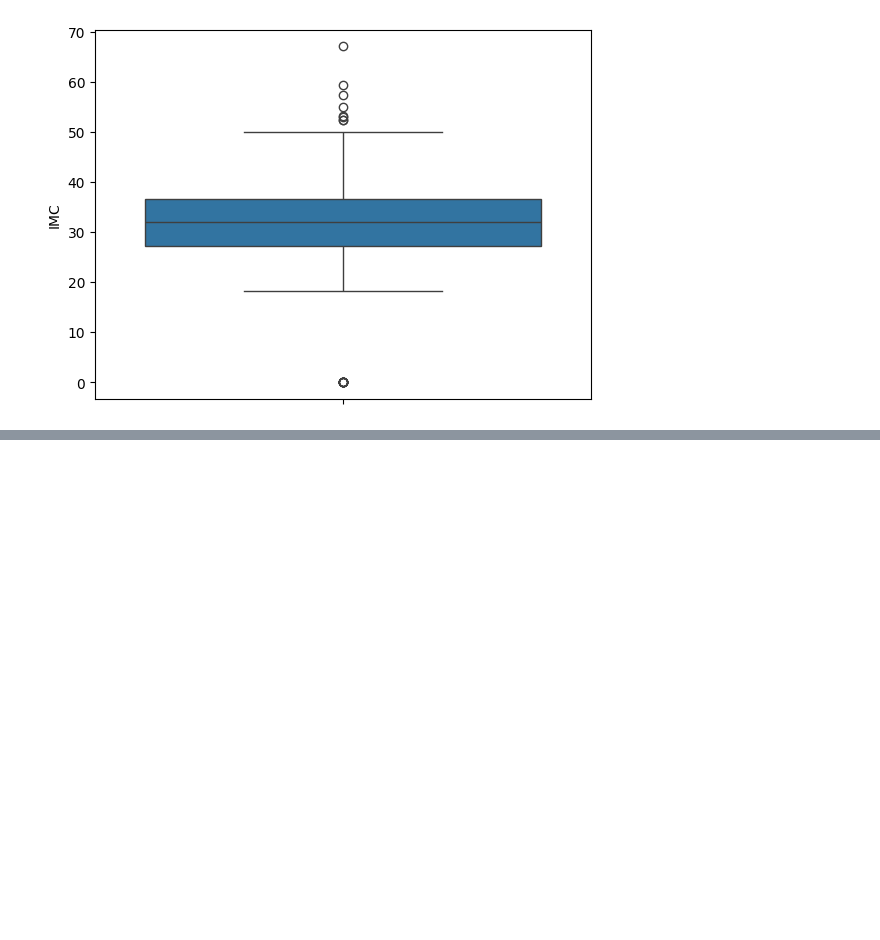
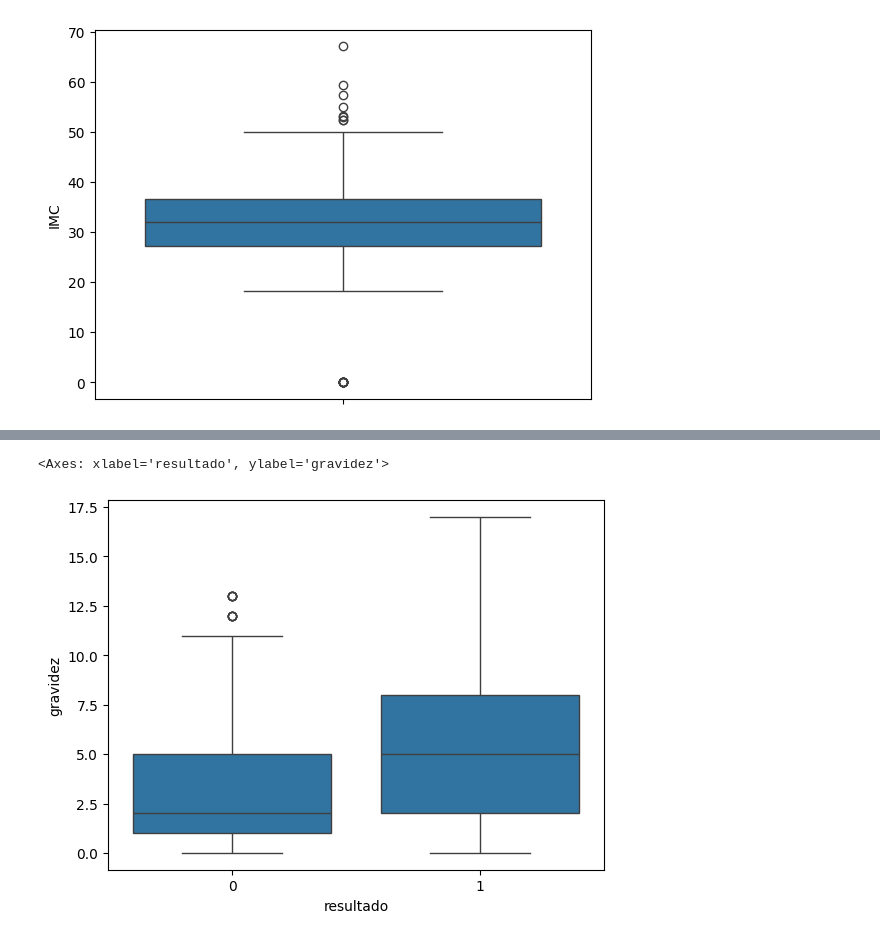
Before and after one commit to MatheusGustavoo/DiabetesPredictor-ML, a Jupyter notebook: modelo_diabetes.ipynb, the cells around one changed output, grey strips where cells are left out. Cells and saved outputs as stored; diff of their text form; code cells hidden in the pictures; blank space fills up the shorter version.

```diff
--- a/modelo_diabetes.ipynb
+++ b/modelo_diabetes.ipynb
@@ -115,0 +140,6 @@ sns.catplot(data=df_diabetes_aed, x="alco", hue="colesterol", kind="count", colo
+# %%
+
+sns.boxplot(data=df_diabetes_aed, x="resultado",y="gravidez")
+# %% [output]
+<Axes: xlabel='resultado', ylabel='gravidez'>
+[figure, added]
```
Also changed, not shown: parts of 24 cells of this notebook.
